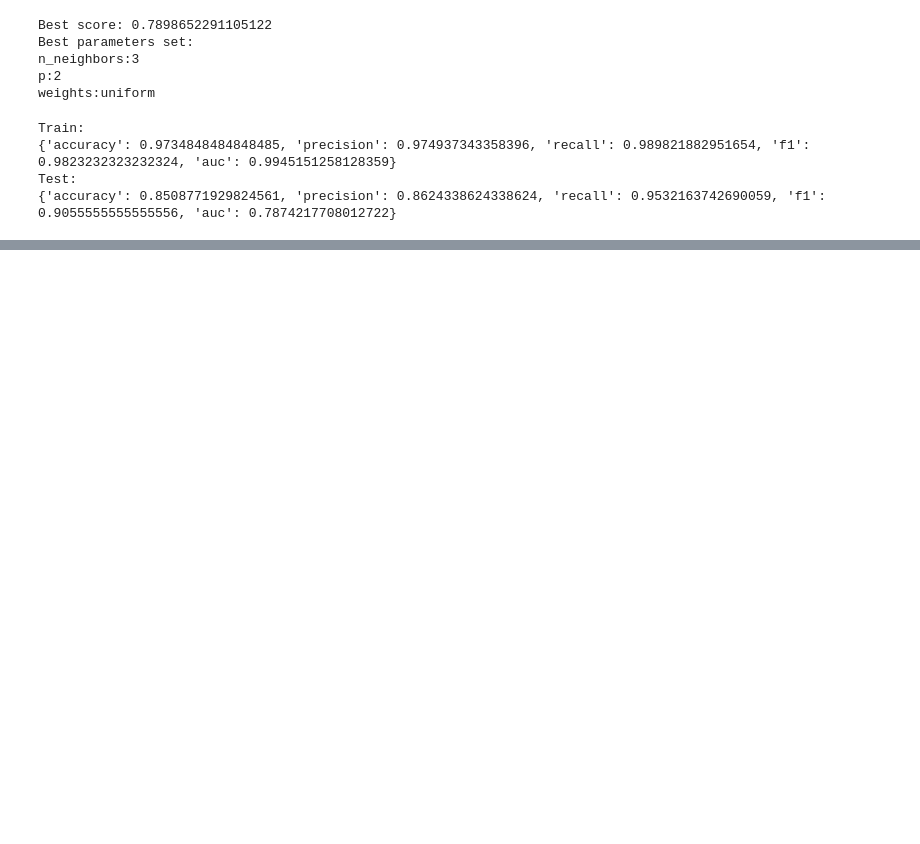
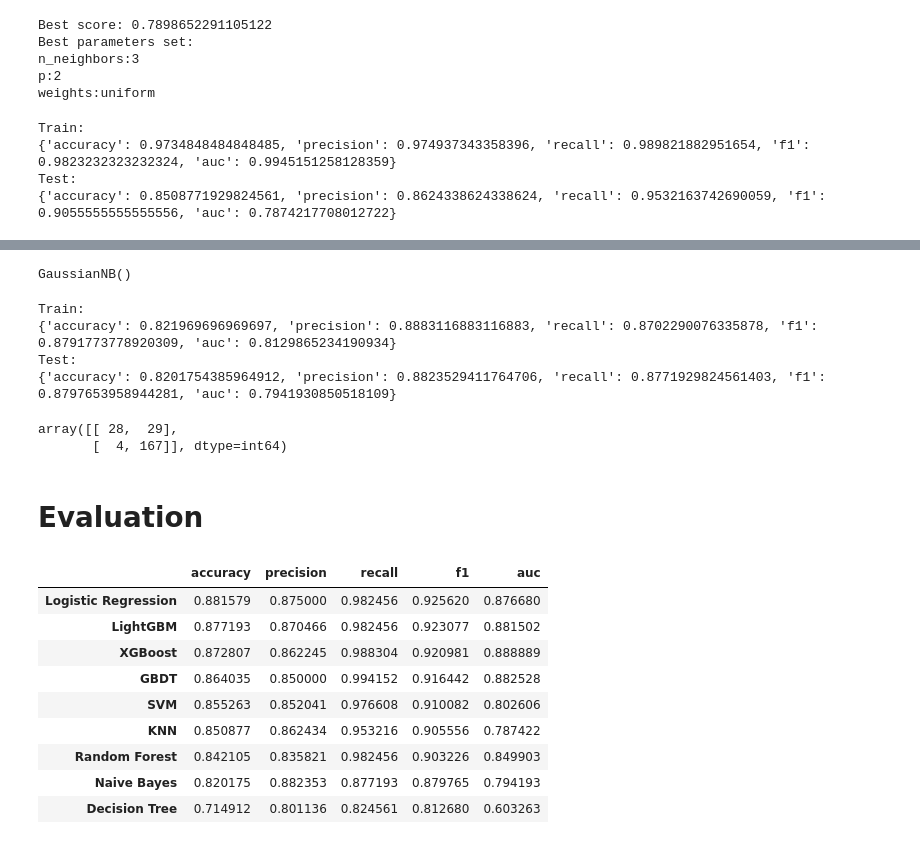
Before and after one commit to Durixas/Parkinson-s-Disease-Prediction-with-Voice-Data, a Jupyter notebook: parkinson.ipynb, the cells around one changed output, grey strips where cells are left out. Cells and saved outputs as stored; diff of their text form; code cells hidden in the pictures; blank space fills up the shorter version.

```diff
--- a/parkinson.ipynb
+++ b/parkinson.ipynb
@@ -359,0 +548,3 @@ df_test_result
+# %%
+df_train_result = pd.concat([df_train_result, pd.DataFrame(res_svm_train, index=['SVM'])], axis=0)
+df_test_result = pd.concat([df_test_result, pd.DataFrame(res_svm_test, index=['SVM'])], axis=0)
@@ -359,0 +558,35 @@ df_test_result
+# %%
+nb = GaussianNB()
+nb.fit(X_train, y_train)
+# %% [output]
+GaussianNB()
+# %%
+res_nb_train, res_nb_test = get_results(nb)
+# %% [output]
+Train:
+{'accuracy': 0.821969696969697, 'precision': 0.8883116883116883, 'recall': 0.8702290076335878, 'f1': 0.8791773778920309, 'auc': 0.8129865234190934}
+Test:
+{'accuracy': 0.8201754385964912, 'precision': 0.8823529411764706, 'recall': 0.8771929824561403, 'f1': 0.8797653958944281, 'auc': 0.7941930850518109}
+# %%
+df_train_result = pd.concat([df_train_result, pd.DataFrame(res_nb_train, index=['Naive Bayes'])], axis=0)
+df_test_result = pd.concat([df_test_result, pd.DataFrame(res_nb_test, index=['Naive Bayes'])], axis=0)
+# %%
+get_coma(best_svm)
+# %% [output]
+array([[ 28,  29],
+       [  4, 167]], dtype=int64)
+# %% [markdown]
+# Evaluation
+# %%
+df_test_result.sort_values(by='accuracy', ascending=False)
+# %% [output]
+|  | accuracy | precision | recall | f1 | auc |
+| Logistic Regression | 0.881579 | 0.875000 | 0.982456 | 0.925620 | 0.876680 |
+| LightGBM | 0.877193 | 0.870466 | 0.982456 | 0.923077 | 0.881502 |
+| XGBoost | 0.872807 | 0.862245 | 0.988304 | 0.920981 | 0.888889 |
+| GBDT | 0.864035 | 0.850000 | 0.994152 | 0.916442 | 0.882528 |
+| SVM | 0.855263 | 0.852041 | 0.976608 | 0.910082 | 0.802606 |
+| KNN | 0.850877 | 0.862434 | 0.953216 | 0.905556 | 0.787422 |
+| Random Forest | 0.842105 | 0.835821 | 0.982456 | 0.903226 | 0.849903 |
+| Naive Bayes | 0.820175 | 0.882353 | 0.877193 | 0.879765 | 0.794193 |
+| Decision Tree | 0.714912 | 0.801136 | 0.824561 | 0.812680 | 0.603263 |
```
Also changed, not shown: parts of 37 cells of this notebook.
